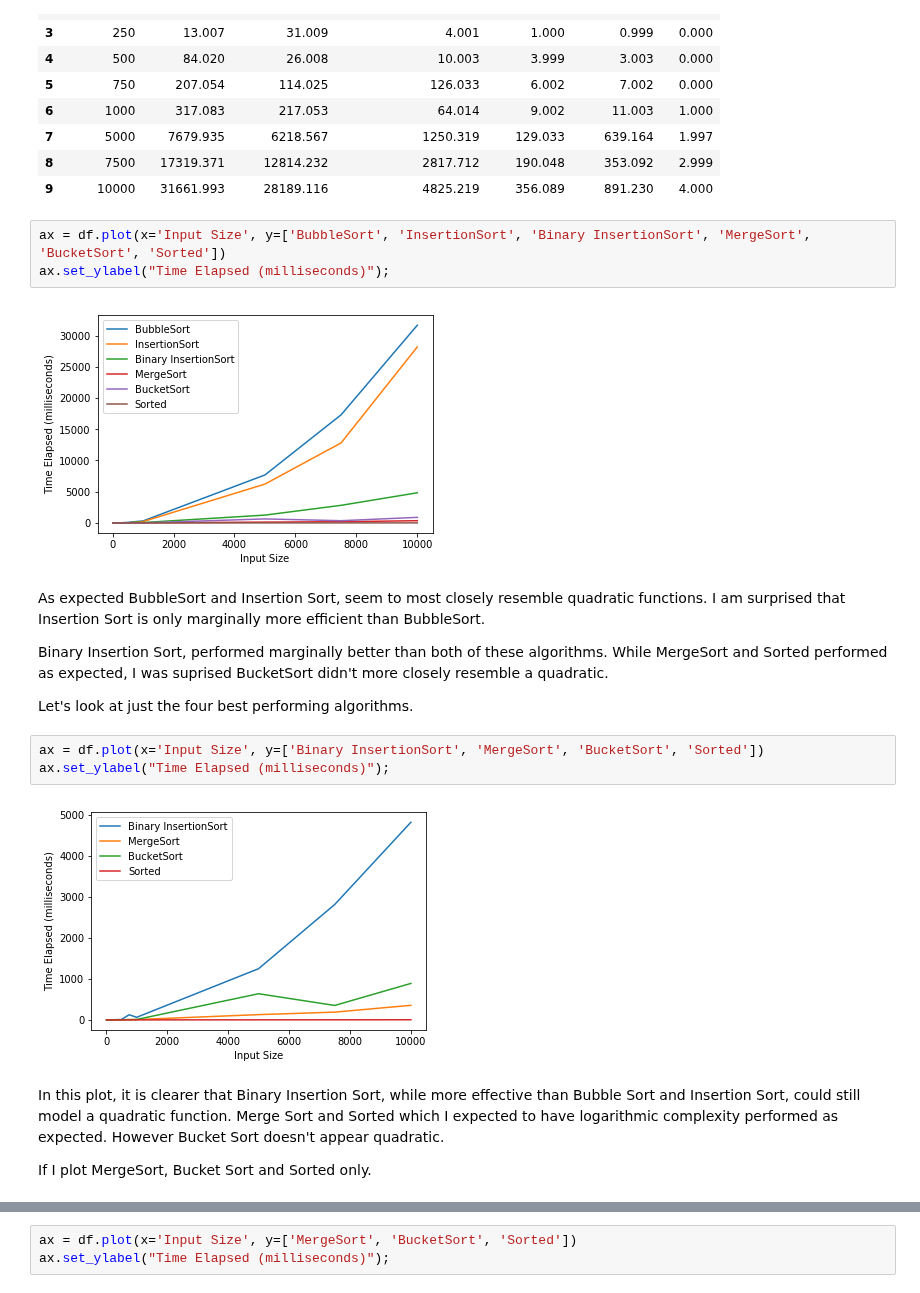
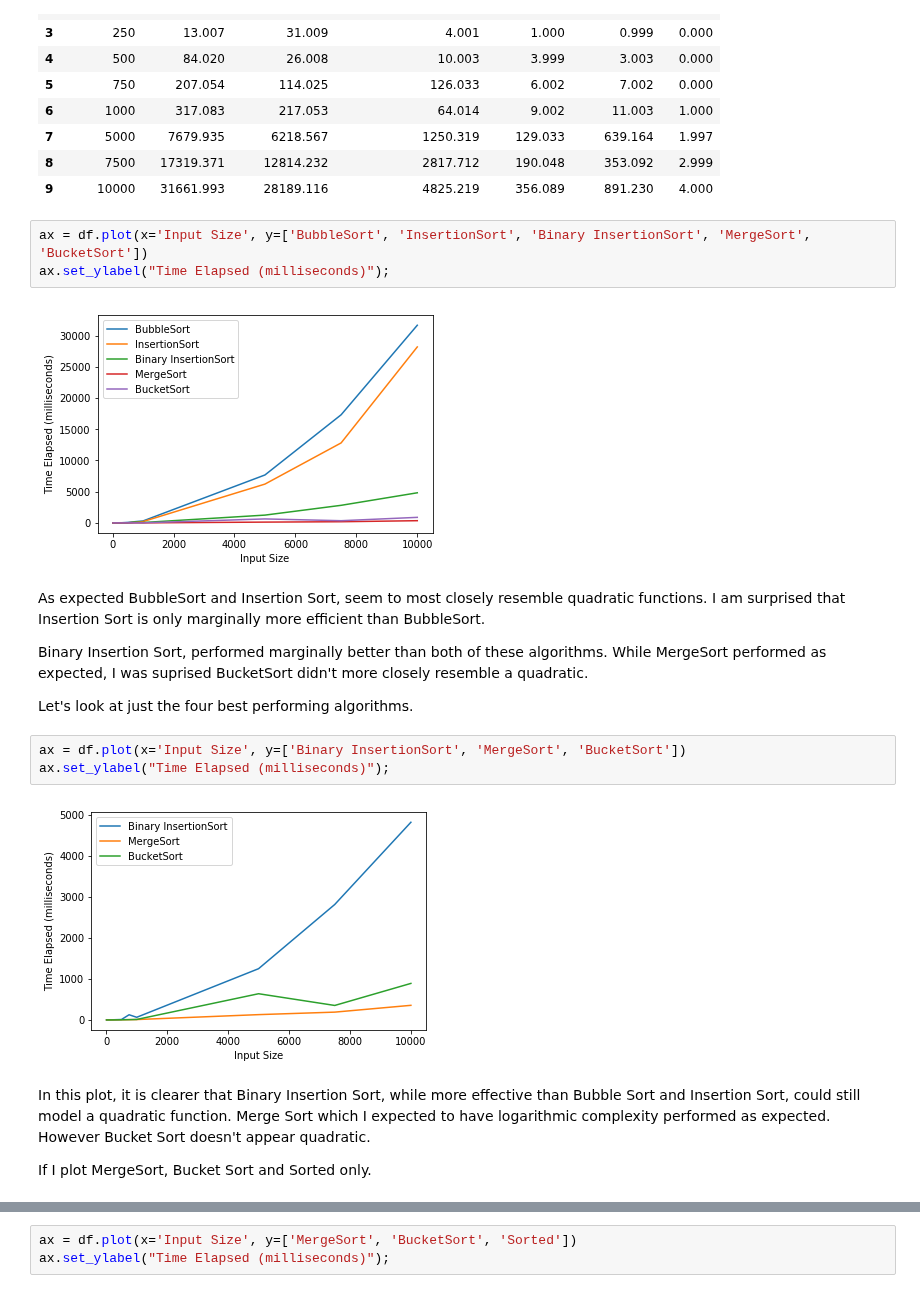
Before and after one commit to MarionMcG/algorithms, a Jupyter notebook: sorting_algorithms.ipynb, the cells around one changed output, grey strips where cells are left out. Saved outputs shown, nothing was run; the diff lists cells and outputs as text.

Commit message:
Comparing failed timsort implementation with sorted

```diff
--- a/sorting_algorithms.ipynb
+++ b/sorting_algorithms.ipynb
@@ -578,22 +637,22 @@ df
 | 8 | 7500 | 17319.371 | 12814.232 | 2817.712 | 190.048 | 353.092 | 2.999 |
 | 9 | 10000 | 31661.993 | 28189.116 | 4825.219 | 356.089 | 891.230 | 4.000 |
 # %%
-ax = df.plot(x='Input Size', y=['BubbleSort', 'InsertionSort', 'Binary InsertionSort', 'MergeSort', 'BucketSort', 'Sorted'])
+ax = df.plot(x='Input Size', y=['BubbleSort', 'InsertionSort', 'Binary InsertionSort', 'MergeSort', 'BucketSort'])
 ax.set_ylabel("Time Elapsed (milliseconds)");
 # %% [output]
-[figure, old version]
+[figure, new version]
 # %% [markdown]
 As expected BubbleSort and Insertion Sort, seem to most closely resemble quadratic functions. I am surprised that Insertion Sort is only marginally more efficient than BubbleSort.
 
-Binary Insertion Sort, performed marginally better than both of these algorithms. While MergeSort and Sorted performed as expected, I was suprised BucketSort didn't more closely resemble a quadratic.
+Binary Insertion Sort, performed marginally better than both of these algorithms. While MergeSort performed as expected, I was suprised BucketSort didn't more closely resemble a quadratic.
 
 Let's look at just the four best performing algorithms.
 # %%
-ax = df.plot(x='Input Size', y=['Binary InsertionSort', 'MergeSort', 'BucketSort', 'Sorted'])
+ax = df.plot(x='Input Size', y=['Binary InsertionSort', 'MergeSort', 'BucketSort'])
 ax.set_ylabel("Time Elapsed (milliseconds)");
 # %% [output]
-[figure, old version]
+[figure, new version]
 # %% [markdown]
-In this plot, it is clearer that Binary Insertion Sort, while more effective than Bubble Sort and Insertion Sort, could still model a quadratic function. Merge Sort and Sorted which I expected to have logarithmic complexity performed as expected. However Bucket Sort doesn't appear quadratic.
+In this plot, it is clearer that Binary Insertion Sort, while more effective than Bubble Sort and Insertion Sort, could still model a quadratic function. Merge Sort which I expected to have logarithmic complexity performed as expected. However Bucket Sort doesn't appear quadratic.
 
 If I plot MergeSort, Bucket Sort and Sorted only.
```
Also changed, not shown: parts of 32 cells of this notebook, 1 other file.
